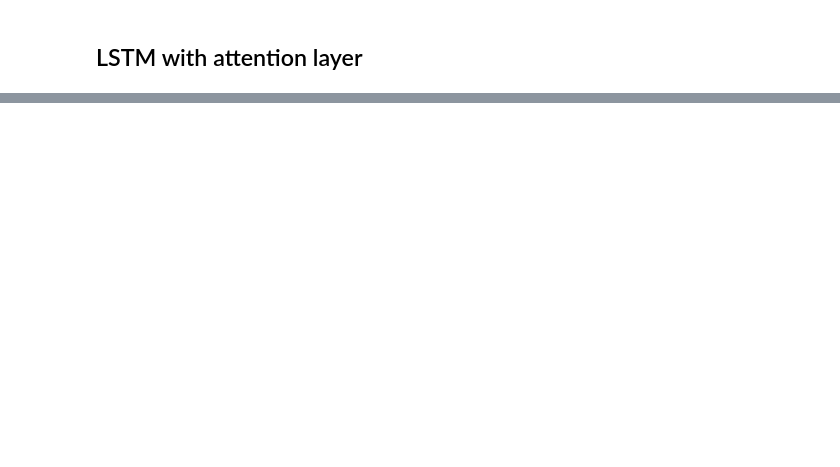
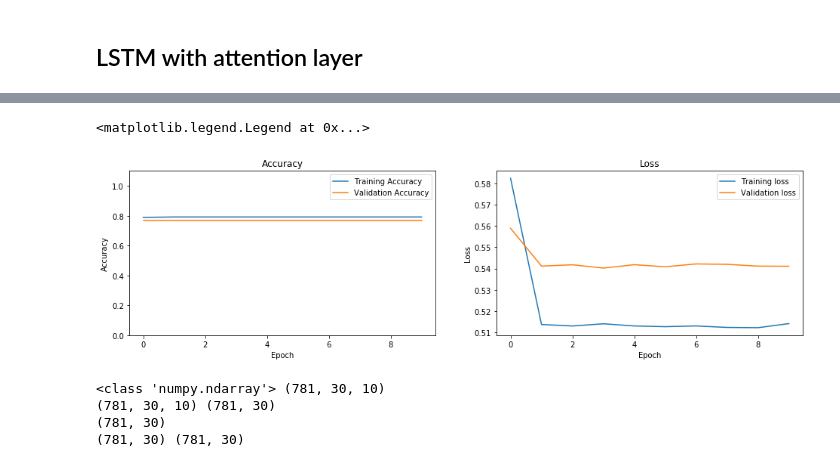
Before and after one commit to ZhengWinnieWu/Lorentz_workshop, a Jupyter notebook: lstm_att_demo_updated.ipynb, the cells around one changed output, grey strips where cells are left out. Drawn from its saved outputs; the diff is of its cells as text; code cells hidden in the pictures; blank space fills up the shorter version.

```diff
--- a/lstm_att_demo_updated.ipynb
+++ b/lstm_att_demo_updated.ipynb
@@ -227,2 +402,16 @@ _________________________________________________________________
+# %%
+batch_size = 32
+epochs = 10
+shuffle = False
+verbose = 2 #Set whether the model will output information when trained (0 = no output; 2 = output accuracy every epoch)
+# %%
+callbacks_path = '/home/zwu/Lorentz_workshop/test/checkpoint_test'
+callbacks_list = [
+    keras.callbacks.ModelCheckpoint(
+        filepath=callbacks_path,
+        monitor='val_accuracy',
+        save_best_only=True,
+    )
+]
 # %%
-history = model.fit(X_train, Y_train, epochs=epochs, batch_size=batch_size, callbacks=callbacks_list, validation_data=(X_validation, Y_validation))
+history = model.fit(train_predictor, train_target, epochs=epochs, batch_size=batch_size, callbacks=callbacks_list, validation_data=(val_predictor, val_target), verbose=verbose)
@@ -228,0 +436,24 @@ history = model.fit(X_train, Y_train, epochs=epochs, batch_size=batch_size, call
+# %%
+# plot learning curve
+train_acc = history.history['accuracy']
+val_acc = history.history['val_accuracy']
+train_loss = history.history['loss']
+val_loss = history.history['val_loss']
+fig, (ax1,ax2) = plt.subplots(1,2, figsize=plt.figaspect(0.25))
+ax1.plot(train_acc, label='Training Accuracy')
+ax1.plot(val_acc, label='Validation Accuracy')
+ax1.set_title('Accuracy')
+ax1.set_xlabel('Epoch')
+ax1.set_ylabel('Accuracy')
+ax1.set_ylim(0,1.1)
+ax1.legend()
+
+ax2.plot(train_loss, label='Training loss')
+ax2.plot(val_loss, label='Validation loss')
+ax2.set_title('Loss')
+ax2.set_xlabel('Epoch')
+ax2.set_ylabel('Loss')
+ax2.legend()
+# %% [output]
+<matplotlib.legend.Legend at 0x...>
+[figure, added]
@@ -232,7 +466,7 @@ layer_weights = model.layers[3].get_weights()
 
 # extract layer output before the attention layer
 new_model = Model(inputs=model.input, outputs=model.layers[2].output)
-output_before_att = new_model.predict(X_validation)
+output_before_att = new_model.predict(test_predictor)
 print(type(output_before_att),np.shape(output_before_att))
 
 # weights from Yang et al. (2016) HAN
@@ -242,10 +476,15 @@ print(uit.shape,eij.shape)
 eij = eij.reshape((eij.shape[0], eij.shape[1]))
 print(eij.shape)
 ai = np.exp(eij)
-weights = np.ndarray((len(ai),mlen))+np.nan
+weights = np.ndarray((len(ai),ntimestep))+np.nan
 for ii in range(len(ai)):
     weights[ii,:] = ai[ii,:] / np.sum(ai[ii,:])
 print(ai.shape,weights.shape)
+# %% [output]
+<class 'numpy.ndarray'> (781, 30, 10)
+(781, 30, 10) (781, 30)
+(781, 30)
+(781, 30) (781, 30)
 # %%
 weights_norm = weights/np.nanmax(weights, axis=(-1))[:,np.newaxis]
 fig, axs = plt.subplots(1, figsize=plt.figaspect(0.15))
```
Also changed, not shown: parts of 19 cells of this notebook.
